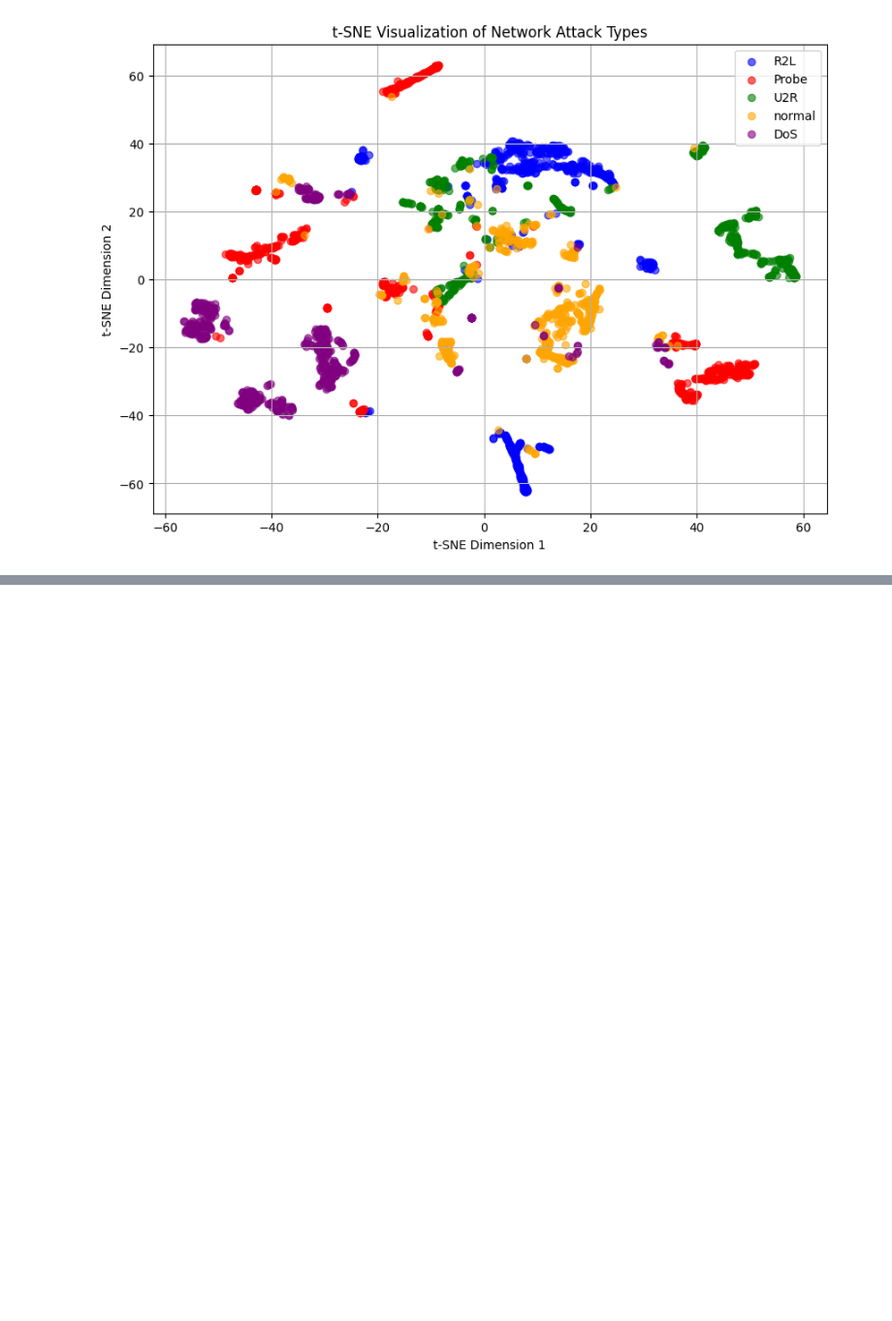
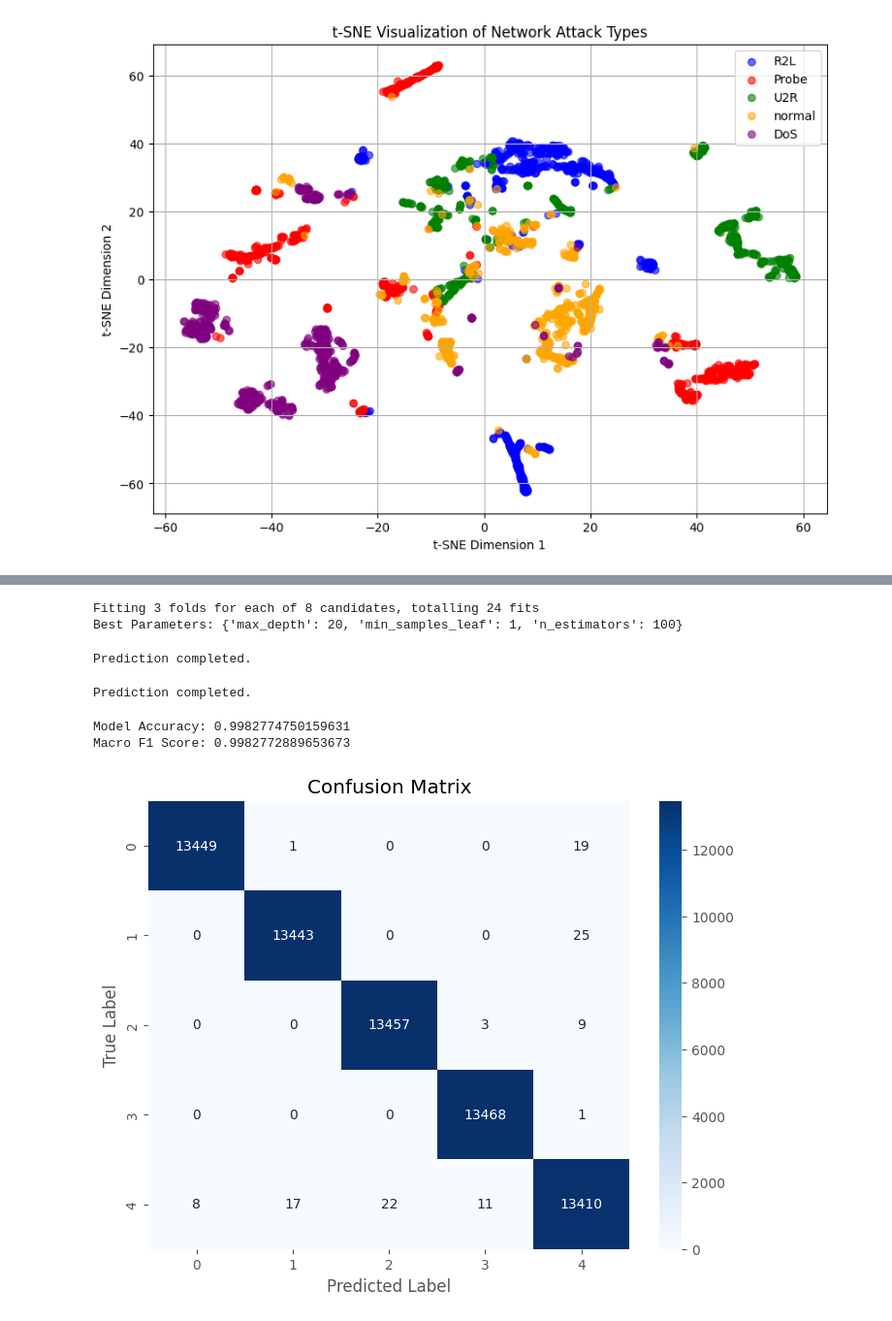
Before and after one commit to mailech/SentinelNet-AI-Powered-Network-Intrusion-Detection-System-, a Jupyter notebook: notebooks/03_feature_engineering.ipynb, the cells around one changed output, grey strips where cells are left out. Shown at 97% size. Drawn from its saved outputs; the diff is of its cells as text; code cells hidden in the pictures; blank space fills up the shorter version.

```diff
--- a/notebooks/03_feature_engineering.ipynb
+++ b/notebooks/03_feature_engineering.ipynb
@@ -650,0 +906,66 @@ plt.show()
+# %%
+from sklearn.model_selection import GridSearchCV
+
+param_grid = {
+    "n_estimators": [50, 100],
+    "max_depth": [10, 20],
+    "min_samples_leaf": [1, 2]
+}
+
+grid = GridSearchCV(
+    estimator=RandomForestClassifier(
+        random_state=42,
+        n_jobs=-1,
+        class_weight="balanced"
+    ),
+    param_grid=param_grid,
+    cv=3,
+    scoring="f1_macro",
+    verbose=1
+)
+
+grid.fit(X_train, y_train)
+
+best_model = grid.best_estimator_
+
+print("Best Parameters:", grid.best_params_)
+# %% [output]
+Fitting 3 folds for each of 8 candidates, totalling 24 fits
+Best Parameters: {'max_depth': 20, 'min_samples_leaf': 1, 'n_estimators': 100}
+# %%
+y_pred = best_model.predict(X_test)
+
+print("Prediction completed.")
+# %% [output]
+Prediction completed.
+# %%
+y_pred = best_model.predict(X_test)
+
+print("Prediction completed.")
+# %% [output]
+Prediction completed.
+# %%
+from sklearn.metrics import accuracy_score, f1_score
+
+print("Model Accuracy:", accuracy_score(y_test, y_pred))
+print("Macro F1 Score:", f1_score(y_test, y_pred, average="macro"))
+# %% [output]
+Model Accuracy: 0.9982774750159631
+Macro F1 Score: 0.9982772889653673
+# %%
+from sklearn.metrics import confusion_matrix
+import seaborn as sns
+import matplotlib.pyplot as plt
+
+cm = confusion_matrix(y_test, y_pred)
+
+plt.figure(figsize=(8,6))
+sns.heatmap(cm, annot=True, fmt="d", cmap="Blues")
+
+plt.title("Confusion Matrix")
+plt.xlabel("Predicted Label")
+plt.ylabel("True Label")
+
+plt.show()
+# %% [output]
+[figure, added]
```
Also changed, not shown: parts of 20 cells of this notebook.
